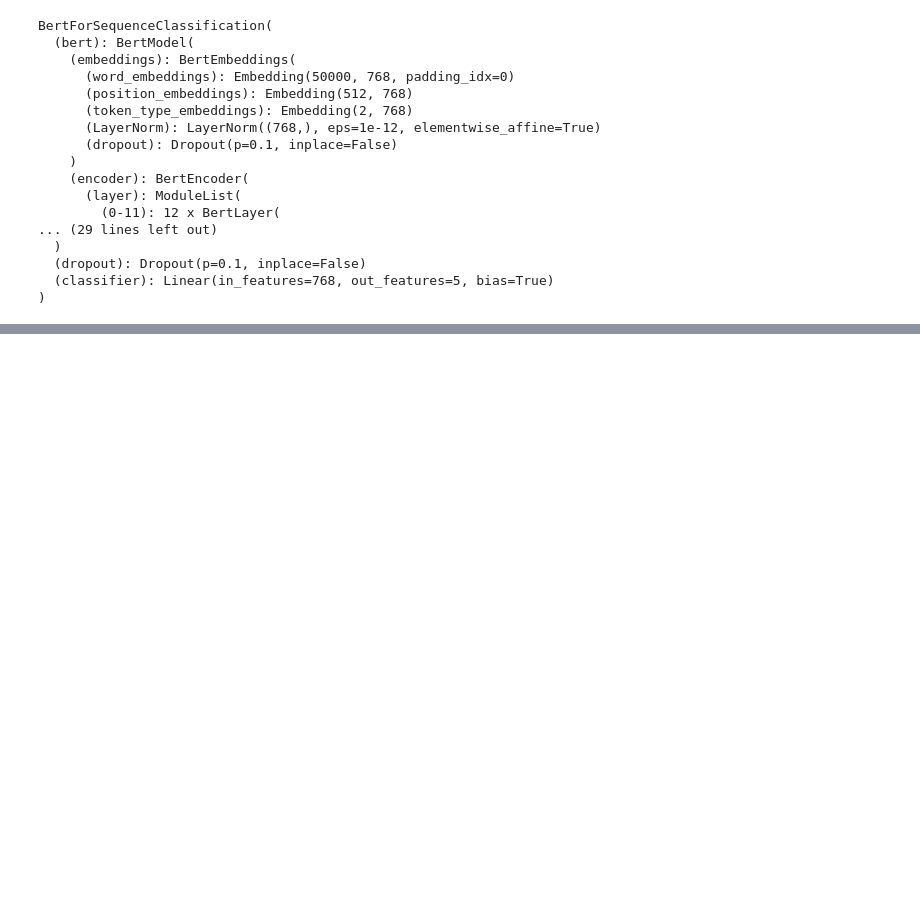
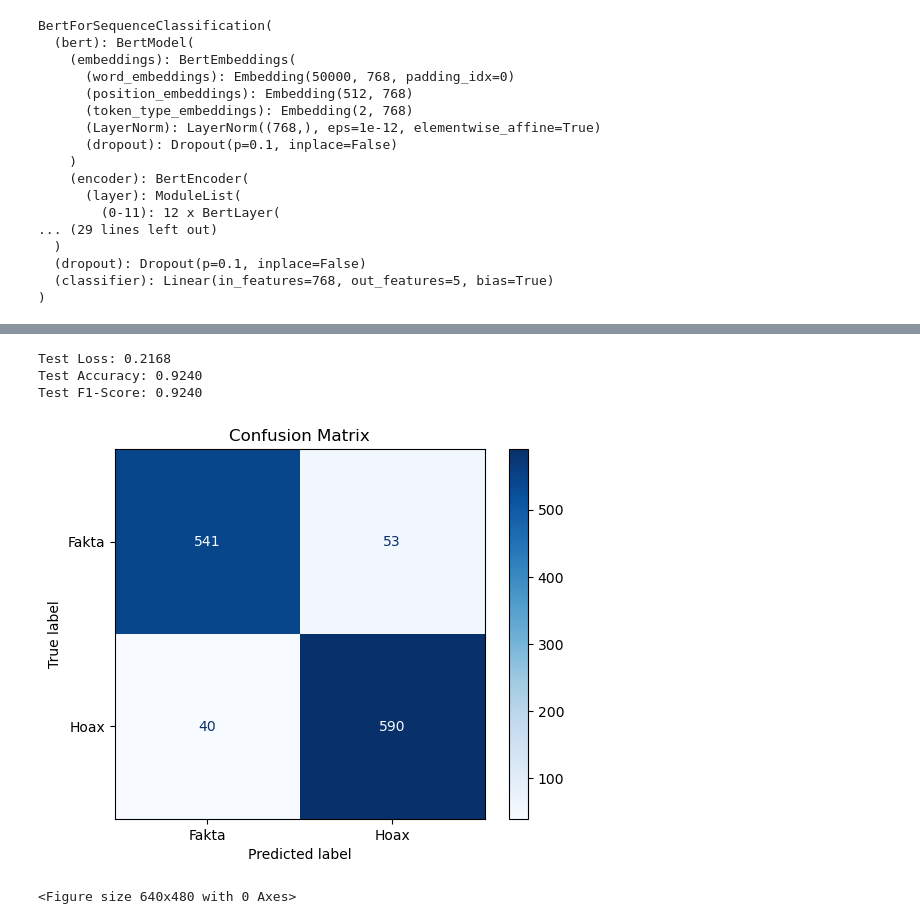
Before and after one commit to Scremed/Fake-News-Detection, a Jupyter notebook: train/indoBERT_model.ipynb, the cells around one changed output, grey strips where cells are left out. Drawn from its saved outputs; the diff is of its cells as text; code cells hidden in the pictures; blank space fills up the shorter version.

```diff
--- a/train/indoBERT_model.ipynb
+++ b/train/indoBERT_model.ipynb
@@ -36,8 +80,9 @@ model = BertForSequenceClassification.from_pretrained("indobenchmark/indobert-ba
 Some weights of BertForSequenceClassification were not initialized from the model checkpoint at indobenchmark/indobert-base-p2 and are newly initialized: ['classifier.bias', 'classifier.weight']
 You should probably TRAIN this model on a down-stream task to be able to use it for predictions and inference.
 # %%
-model.config.hidden_dropout_prob = 0.5
-model.config.attention_probs_dropout_prob = 0.5
+model.config.hidden_dropout_prob = 0.6
+model.config.attention_probs_dropout_prob = 0.6
+model.classifier.dropout = 0.5
 # %%
 # token untuk train dan test
 train_tokenized_text = tokenizer(train_text, padding=True, truncation=True, max_length=512)
@@ -251 +374,55 @@ Total runtime: 369.87 seconds
+# %%
+# Load the saved model
+model_path = "../model/indobertModel.pt"
+model.load_state_dict(torch.load(model_path, map_location=device))
+model.to(device)
+model.eval()
+
+# Evaluate the model on the test dataset
+test_loss, test_accuracy, test_f1 = evaluate(model, DataLoader(test_dataset, batch_size=64, shuffle=False), device)
+metrics['test_loss'] = np.append(metrics['test_loss'], test_loss)
+metrics['test_acc'] = np.append(metrics['test_acc'], test_accuracy)
+metrics['test_f1'] = np.append(metrics['test_f1'], test_f1)
+print(f"Test Loss: {test_loss:.4f}")
+print(f"Test Accuracy: {test_accuracy:.4f}")
+print(f"Test F1-Score: {test_f1:.4f}")
+# %% [output]
+Test Loss: 0.2168
+Test Accuracy: 0.9240
+Test F1-Score: 0.9240
+# %%
+from sklearn.metrics import confusion_matrix, ConfusionMatrixDisplay
+import matplotlib.pyplot as plt
+
+# Get predictions for the test dataset
+test_loader = DataLoader(test_dataset, batch_size=64, shuffle=False)
+model.eval()
+predictions = []
+true_labels = []
+
+with torch.no_grad():
+    for batch in test_loader:
+        batch = tuple(t.to(device) for t in batch)
+        input_ids, attention_mask, labels = batch
+
+        outputs = model(input_ids, attention_mask=attention_mask)
+        logits = outputs.logits
+
+        preds = torch.argmax(logits, dim=1)
+        predictions.extend(preds.cpu().numpy())
+        true_labels.extend(labels.cpu().numpy())
+
+# Compute confusion matrix
+cm = confusion_matrix(true_labels, predictions)
+disp = ConfusionMatrixDisplay(confusion_matrix=cm, display_labels=["Fakta", "Hoax"])
+
+# Plot confusion matrix
+disp.plot(cmap=plt.cm.Blues)
+plt.title("Confusion Matrix")
+plt.show()
+
+plt.savefig("../hasil/confusion_matrix.png")
+# %% [output]
+[figure, added]
+<Figure size 640x480 with 0 Axes>
 # %%
```
Also changed, not shown: parts of 15 cells of this notebook, 7 other files.
